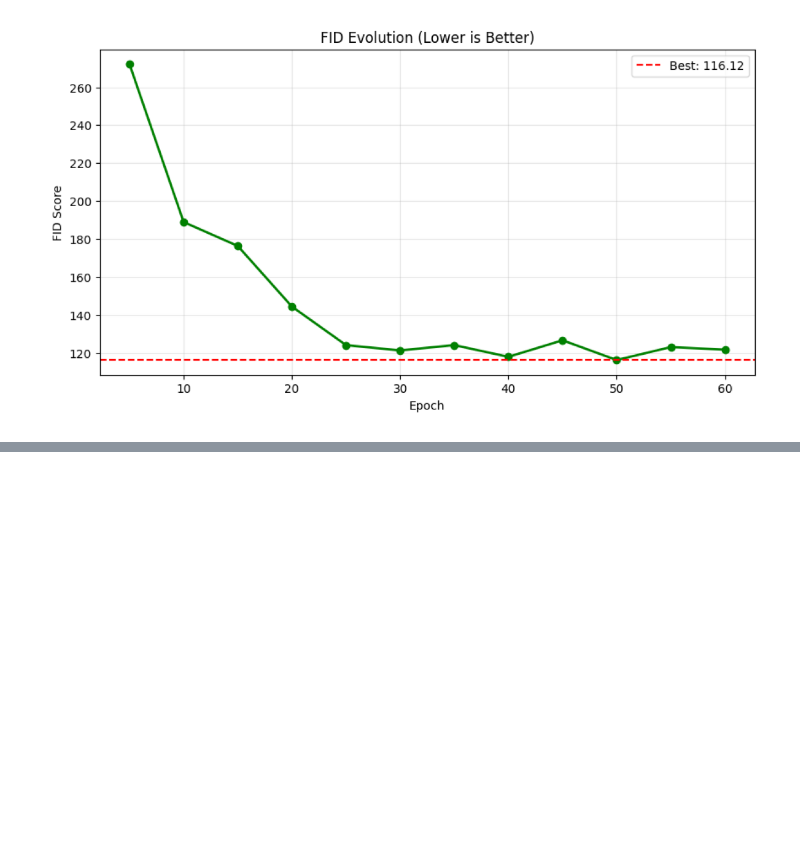
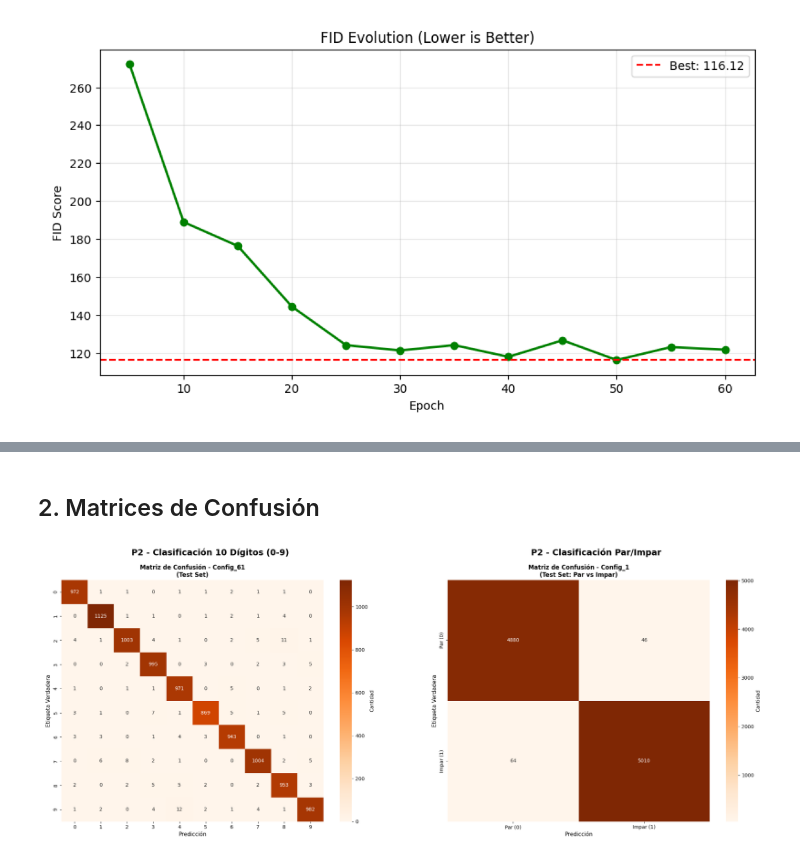
Before and after one commit to jorvarea/deep_learning_exercises, a Jupyter notebook: trabajo1.ipynb, the cells around one changed output, grey strips where cells are left out. Cells and saved outputs as stored; diff of their text form; code cells hidden in the pictures; blank space fills up the shorter version.

```diff
--- a/trabajo1.ipynb
+++ b/trabajo1.ipynb
@@ -468,0 +536,21 @@ Entrenamos la red un total de 120 épocas, pero el mejor valor del FID (Fréchet
+# %% [markdown]
+## 2. Matrices de Confusión
+# %%
+fig, axes = plt.subplots(1, 2, figsize=(18, 7))
+
+# Matriz de confusión P2 - 10 Dígitos
+img_p2 = Image.open('trabajo_images/cm_test_p2.png')
+axes[0].imshow(img_p2)
+axes[0].axis('off')
+axes[0].set_title('P2 - Clasificación 10 Dígitos (0-9)', fontsize=14, fontweight='bold', pad=10)
+
+# Matriz de confusión P2_par - Par/Impar
+img_p2_par = Image.open('trabajo_images/cm_test_p2_par.png')
+axes[1].imshow(img_p2_par)
+axes[1].axis('off')
+axes[1].set_title('P2 - Clasificación Par/Impar', fontsize=14, fontweight='bold', pad=10)
+
+plt.tight_layout()
+plt.show()
+# %% [output]
+[figure, added]
```
Also changed, not shown: parts of 9 cells of this notebook, 5 other files.
